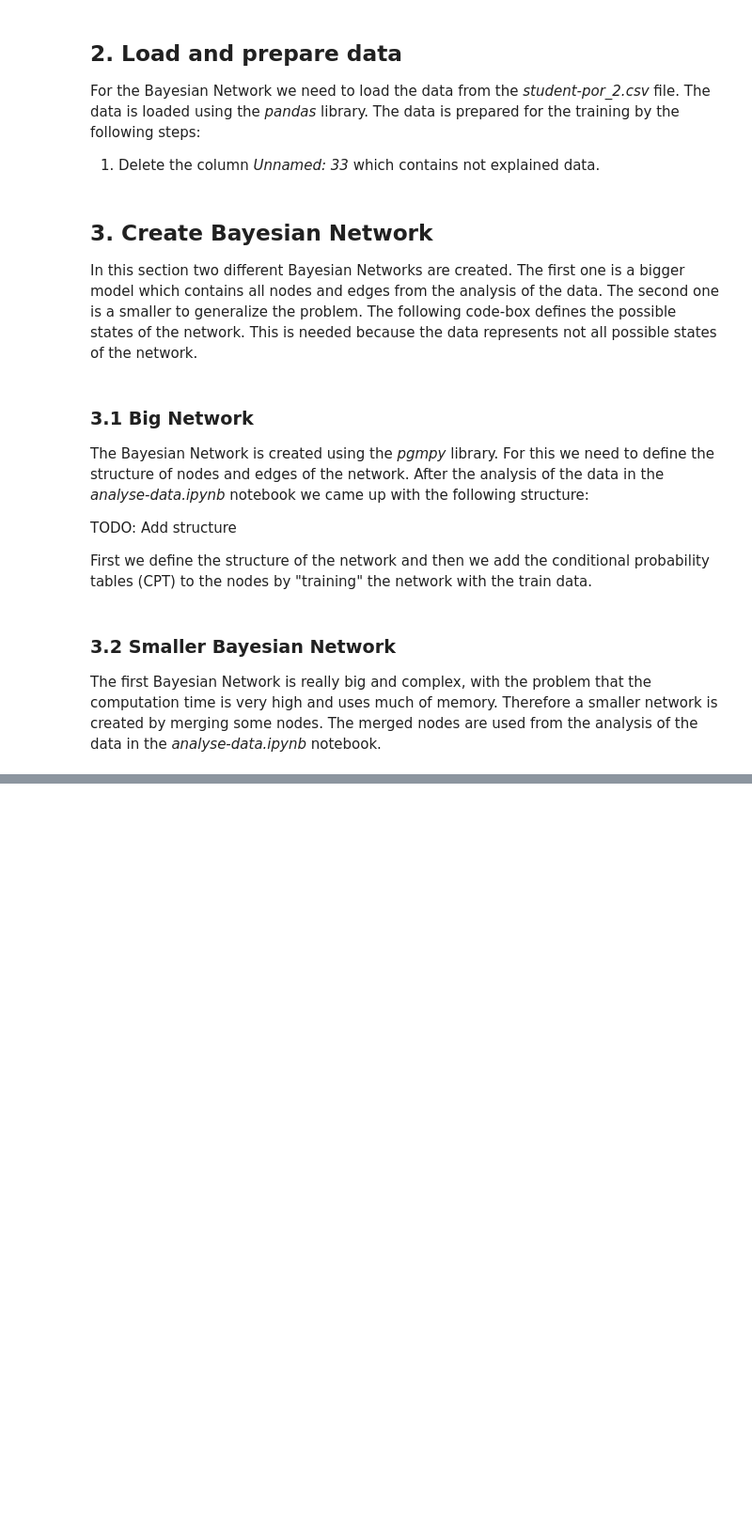
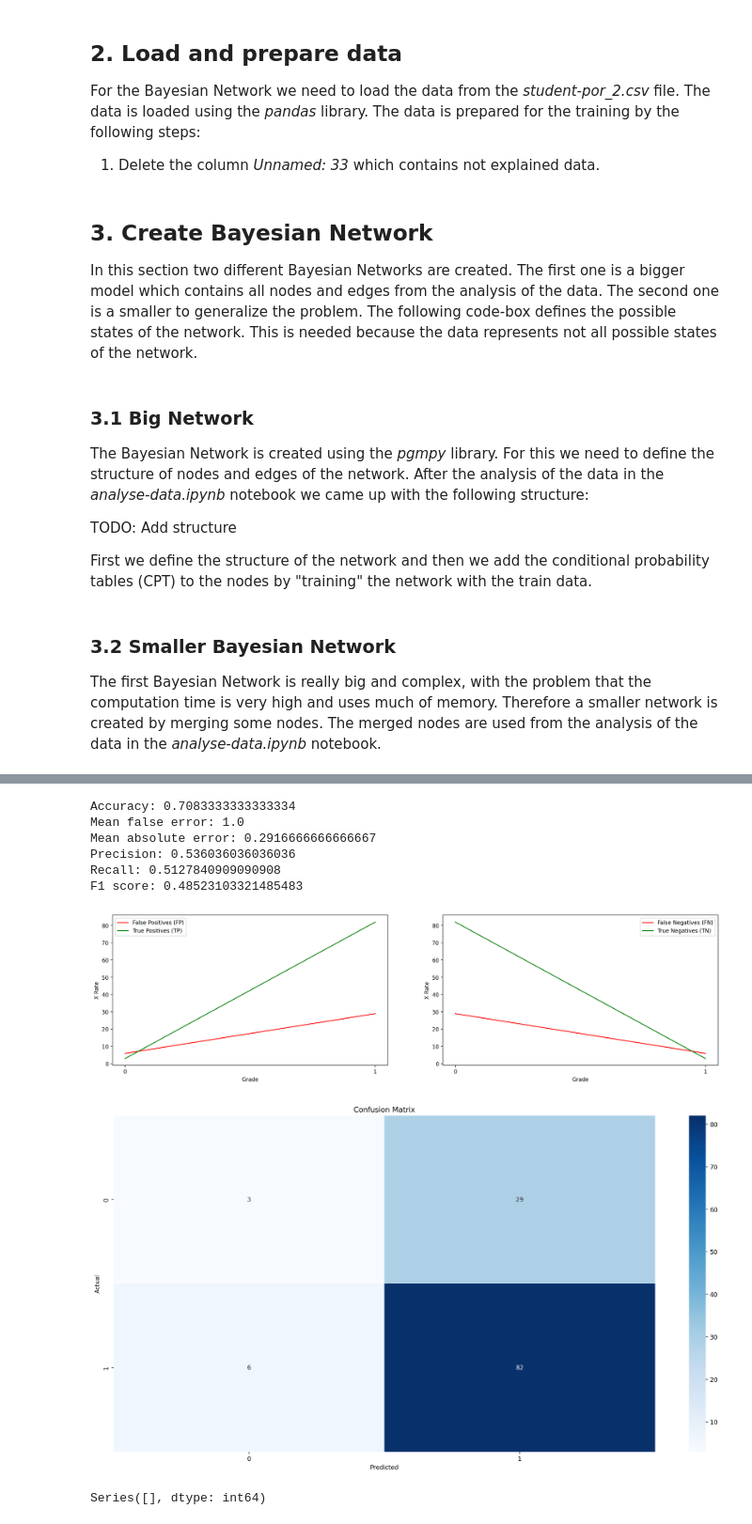
Before and after one commit to Super-T02/ki-bayesian-networks, a Jupyter notebook: src/model.ipynb, the cells around one changed output, grey strips where cells are left out. Shown at 94% size. Drawn from its saved outputs; the diff is of its cells as text; code cells hidden in the pictures; blank space fills up the shorter version.

```diff
--- a/src/model.ipynb
+++ b/src/model.ipynb
@@ -467,0 +592,21 @@ F1 score: 0.3523413859482187
+# %%
+binary_result = pd.read_csv(RESULT_PATH + "binary_results.csv")
+
+# Evaluate results
+evaluation_binary = BinaryEvaluation(binary_result, match='G3')
+evaluation_binary.print_stats()
+evaluation_binary.plot()
+evaluation_binary.plot_confusion_matrix()
+# %% [output]
+Accuracy: 0.7083333333333334
+Mean false error: 1.0
+Mean absolute error: 0.2916666666666667
+Precision: 0.536036036036036
+Recall: 0.5127840909090908
+F1 score: 0.48523103321485483
+[figure, added]
+[figure, added]
+# %%
+tuned_predictions[tuned_predictions['G3_pred'] == '9'].value_counts()
+# %% [output]
+Series([], dtype: int64)
```
Also changed, not shown: parts of 22 cells of this notebook, 11 other files.
